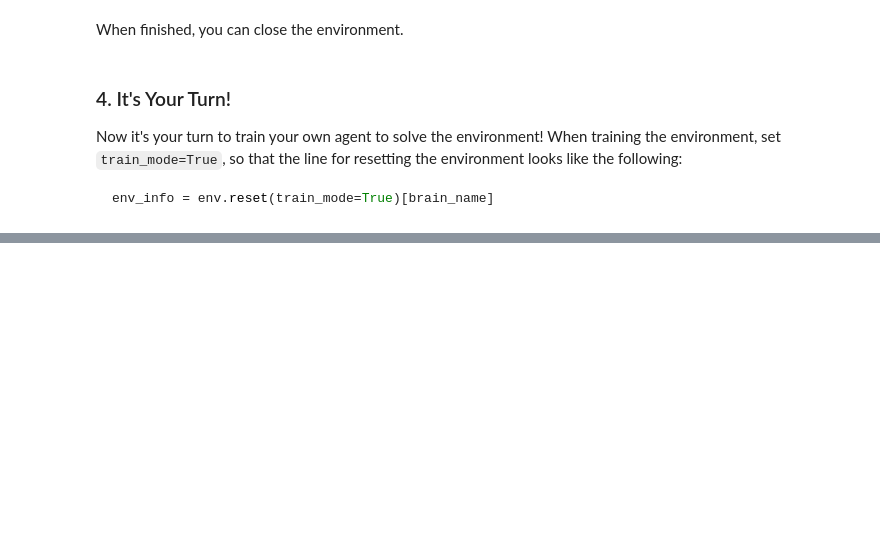
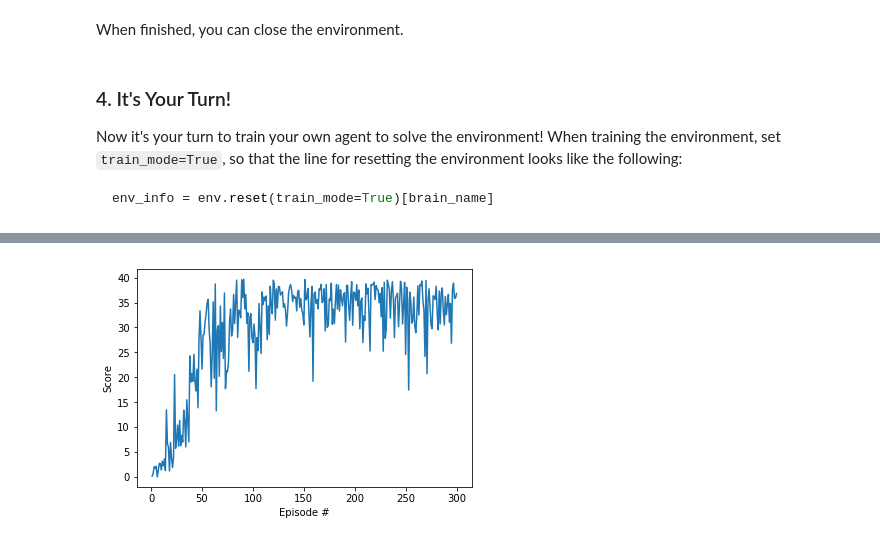
Before and after one commit to emnaah/Deep_RL_udacity, a Jupyter notebook: p2_continuous-control/Continuous_Control.ipynb, the cells around one changed output, grey strips where cells are left out. Saved outputs shown, nothing was run; the diff lists cells and outputs as text; code cells hidden in the pictures; blank space fills up the shorter version.

````diff
--- a/p2_continuous-control/Continuous_Control.ipynb
+++ b/p2_continuous-control/Continuous_Control.ipynb
@@ -97,22 +129,14 @@ Now it's your turn to train your own agent to solve the environment!  When train
 env_info = env.reset(train_mode=True)[brain_name]
 ```
 # %%
-brain_name = env.brain_names[0]
-brain = env.brains[brain_name]
 env_info = env.reset(train_mode=True)[brain_name]
-
 
 # number of actions and states
 action_size = brain.vector_action_space_size
 state = env_info.vector_observations[0]
 state_size = len(state)
 
-agent = Agent(state_size=state_size, action_size=action_size, seed=0, dqn_type="double", dueling = True)
-scores = dqn(agent, env, brain_name)
-# plot the scores
-fig = plt.figure()
-ax = fig.add_subplot(111)
-plt.plot(np.arange(len(scores)), scores)
-plt.ylabel("Score")
-plt.xlabel("Episode #")
-plt.show()
+agent = Agent(state_size=state_size, action_size=action_size, random_seed=2)
+
+scores = ddpg(env,brain_name,agent,n_episodes=300, max_t=1000, print_every=100)
+print(scores)
@@ -118,0 +149,9 @@ plt.show()
+# %%
+fig = plt.figure()
+ax = fig.add_subplot(111)
+plt.plot(np.arange(1, len(scores) + 1), scores)
+plt.ylabel("Score")
+plt.xlabel("Episode #")
+plt.show()
+# %% [output]
+[figure, added]
````
Also changed, not shown: parts of 5 cells of this notebook, 7 other files.
